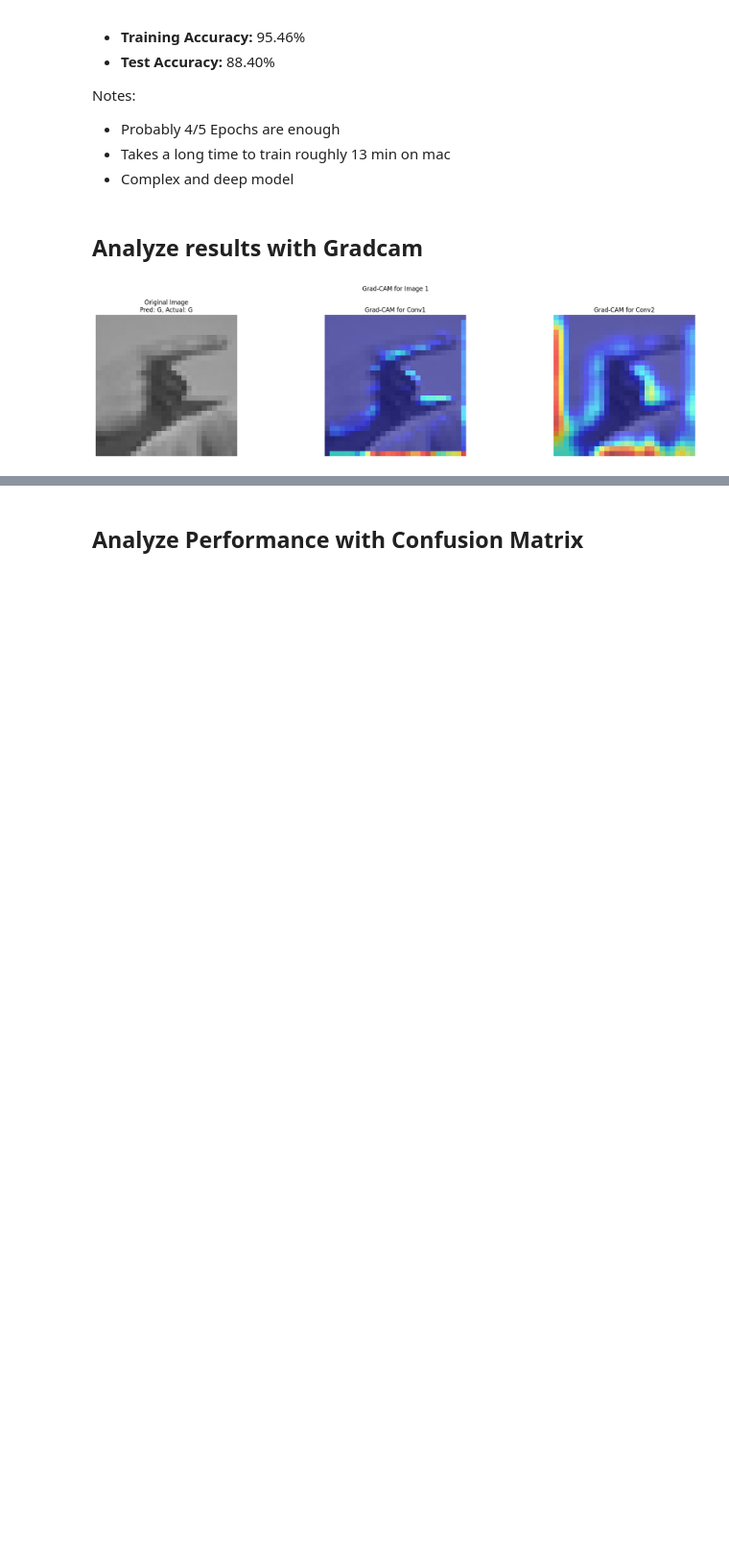
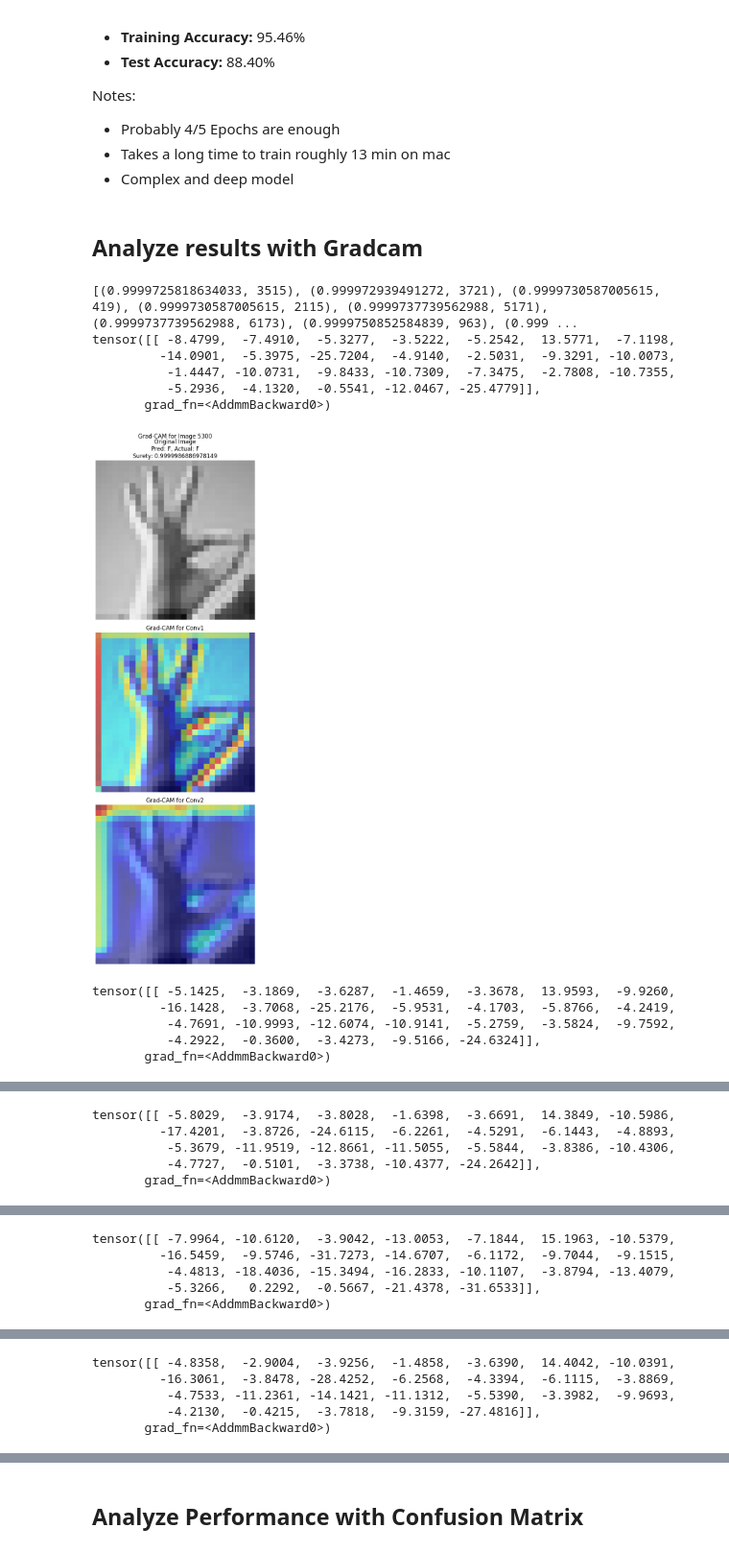
Before and after one commit to GehriJan/cnn-analyzation, a Jupyter notebook: sign_lang.ipynb, the cells around one changed output, grey strips where cells are left out. Shown: that part at 96% size. Cells and saved outputs as stored; diff of their text form; code cells hidden in the pictures; blank space fills up the shorter version.

Commit message:
add computation of surest/unsurest

```diff
--- a/sign_lang.ipynb
+++ b/sign_lang.ipynb
@@ -285,7 +288,30 @@ import cv2
 # target layers for Grad-CAM
 target_layers = [layer for layer in model.modules() if isinstance(layer, nn.Conv2d)]
 
-for img_idx in range(10):
+def getSureties():
+    sureties: list = []
+    for img_idx in range(len(dataset_test)):
+        sample_img, sample_label = dataset_test[img_idx]
+        sample_img = sample_img.unsqueeze(0).to(device)
+        output = model(sample_img)
+        predicted_class = output.argmax().item()
+        maximalSurety = float(torch.max(torch.softmax(output, 1)).item())
+        sureties.append(maximalSurety)
+        pred = labels_map[predicted_class]
+        actual = labels_map[sample_label.item()]
+    for index, surety in enumerate(sureties):
+        sureties[index] = (surety, index)
+    sureties = sorted(sureties, key=lambda item: item[0])
+    return sureties
+sureties = getSureties()
+
+surest = sureties[len(sureties)-7:]
+unsurest = sureties[:7]
+
+print(sureties[len(sureties)-100:])
+
+
+for surety, img_idx in surest:
     sample_img, sample_label = dataset_test[img_idx]
     sample_img = sample_img.unsqueeze(0).to(device)
     sample_img_pil = to_pil_image(sample_img[0].cpu())
@@ -293,39 +319,55 @@ for img_idx in range(10):
     # Get the predicted class
     output = model(sample_img)
     predicted_class = output.argmax().item()
-
-    # Convert the sample image to RGB for overlay
+    print(output)
+    # Convert the sampnp.argmax(o RGB for overlay)
     rgb_image = np.array(to_pil_image(sample_img[0].cpu())).astype(np.float32) / 255.0
     rgb_image = np.stack([rgb_image] * 3, axis=-1)  # Convert grayscale to RGB
 
     # Set up the figure to display Grad-CAMs for each layer
-    fig, axes = plt.subplots(1, len(target_layers) + 1, figsize=(20, 5))
+    pred = labels_map[predicted_class]
+    actual = labels_map[sample_label.item()]
+    # if pred == actual:
+    #     continue
+    fig, axes = plt.subplots(len(target_layers) + 1,1, figsize=(5, 16))
     axes[0].imshow(rgb_image)
     axes[0].set_title(
-        f"Original Image\nPred: {labels_map[predicted_class]}, Actual: {labels_map[sample_label.item()]}"
+        f"Original Image\nPred: {pred}, Actual: {actual}\nSurety: {surety}"
     )
     axes[0].axis("off")
 
     for idx, layer in enumerate(target_layers):
         cam = GradCAM(model=model, target_layers=[layer])
         grayscale_cam = cam(input_tensor=sample_img, targets=[ClassifierOutputTarget(predicted_class)])[0]
 
         # Resize the grayscale CAM to match the size of rgb_image
         grayscale_cam_resized = cv2.resize(grayscale_cam, (rgb_image.shape[1], rgb_image.shape[0]))
 
         # Expand CAM to 3 channels
         grayscale_cam_resized_3ch = np.repeat(grayscale_cam_resized[:, :, np.newaxis], 3, axis=2)
 
         # Generate overlay
         cam_image = show_cam_on_image(rgb_image, grayscale_cam_resized_3ch, use_rgb=True)
 
         # Display the CAM
         axes[idx + 1].imshow(cam_image)
         axes[idx + 1].set_title(f"Grad-CAM for Conv{idx + 1}")
         axes[idx + 1].axis("off")
 
     plt.suptitle(f"Grad-CAM for Image {img_idx + 1}")
     plt.tight_layout()
+    plt.savefig(f"assets/image{img_idx}.png")
     plt.show()
 # %% [output]
+[(0.9999725818634033, 3515), (0.999972939491272, 3721), (0.9999730587005615, 419), (0.9999730587005615, 2115), (0.9999737739562988, 5171), (0.9999737739562988, 6173), (0.9999750852584839, 963), (0.999 ...
+tensor([[ -8.4799,  -7.4910,  -5.3277,  -3.5222,  -5.2542,  13.5771,  -7.1198,
+         -14.0901,  -5.3975, -25.7204,  -4.9140,  -2.5031,  -9.3291, -10.0073,
+          -1.4447, -10.0731,  -9.8433, -10.7309,  -7.3475,  -2.7808, -10.7355,
+          -5.2936,  -4.1320,  -0.5541, -12.0467, -25.4779]],
+       grad_fn=<AddmmBackward0>)
-[figure, old version]
+[figure, new version]
+tensor([[ -5.1425,  -3.1869,  -3.6287,  -1.4659,  -3.3678,  13.9593,  -9.9260,
+         -16.1428,  -3.7068, -25.2176,  -5.9531,  -4.1703,  -5.8766,  -4.2419,
+          -4.7691, -10.9993, -12.6074, -10.9141,  -5.2759,  -3.5824,  -9.7592,
+          -4.2922,  -0.3600,  -3.4273,  -9.5166, -24.6324]],
+       grad_fn=<AddmmBackward0>)
@@ -332,0 +375,5 @@ for img_idx in range(10):
+tensor([[ -5.8029,  -3.9174,  -3.8028,  -1.6398,  -3.6691,  14.3849, -10.5986,
+         -17.4201,  -3.8726, -24.6115,  -6.2261,  -4.5291,  -6.1443,  -4.8893,
+          -5.3679, -11.9519, -12.8661, -11.5055,  -5.5844,  -3.8386, -10.4306,
+          -4.7727,  -0.5101,  -3.3738, -10.4377, -24.2642]],
+       grad_fn=<AddmmBackward0>)
@@ -333,0 +381,5 @@ for img_idx in range(10):
+tensor([[ -7.9964, -10.6120,  -3.9042, -13.0053,  -7.1844,  15.1963, -10.5379,
+         -16.5459,  -9.5746, -31.7273, -14.6707,  -6.1172,  -9.7044,  -9.1515,
+          -4.4813, -18.4036, -15.3494, -16.2833, -10.1107,  -3.8794, -13.4079,
+          -5.3266,   0.2292,  -0.5667, -21.4378, -31.6533]],
+       grad_fn=<AddmmBackward0>)
@@ -334,0 +387,5 @@ for img_idx in range(10):
+tensor([[ -4.8358,  -2.9004,  -3.9256,  -1.4858,  -3.6390,  14.4042, -10.0391,
+         -16.3061,  -3.8478, -28.4252,  -6.2568,  -4.3394,  -6.1115,  -3.8869,
+          -4.7533, -11.2361, -14.1421, -11.1312,  -5.5390,  -3.3982,  -9.9693,
+          -4.2130,  -0.4215,  -3.7818,  -9.3159, -27.4816]],
+       grad_fn=<AddmmBackward0>)
```
Also changed, not shown: parts of 2 cells of this notebook, 3 other files.
